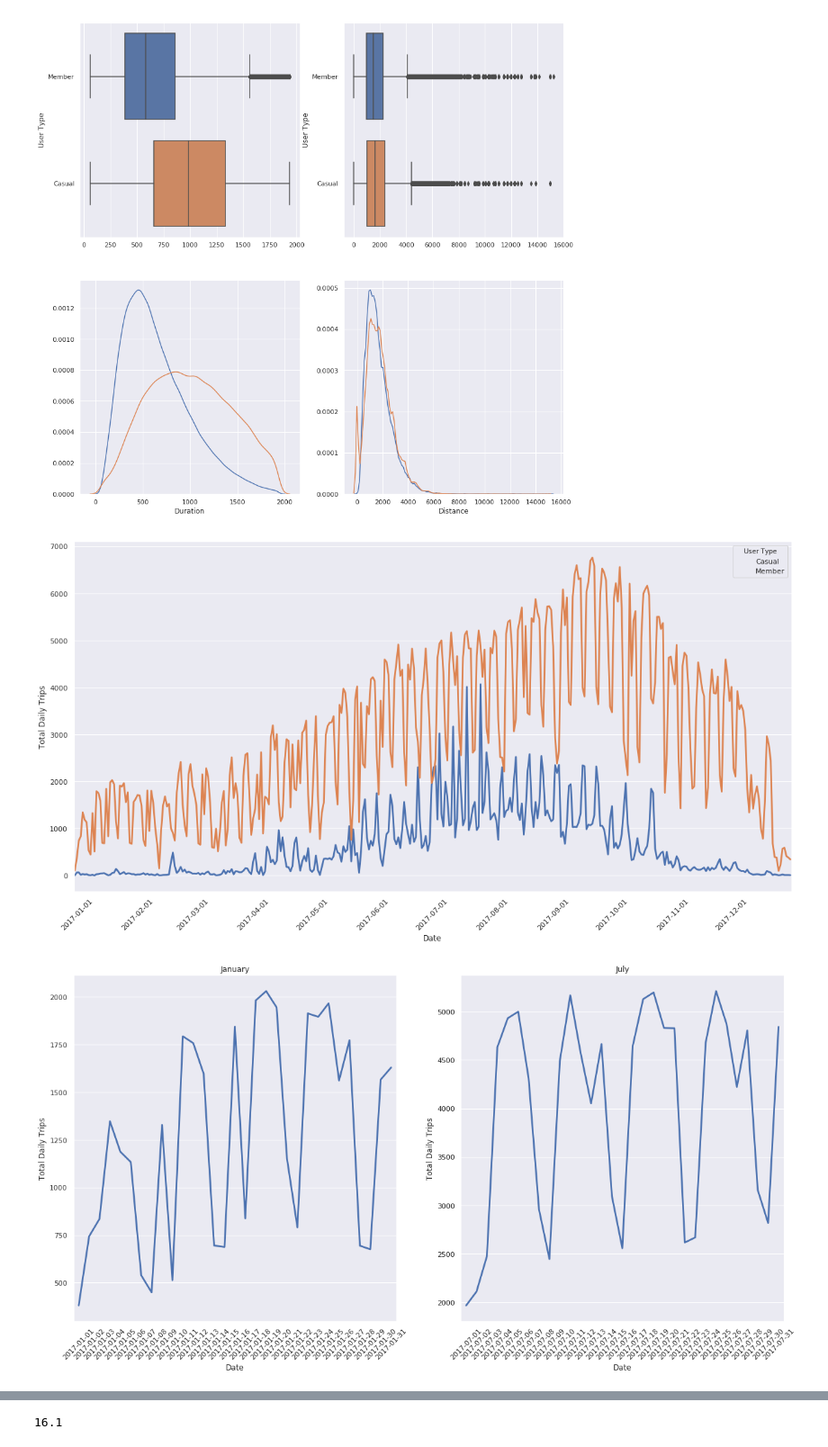
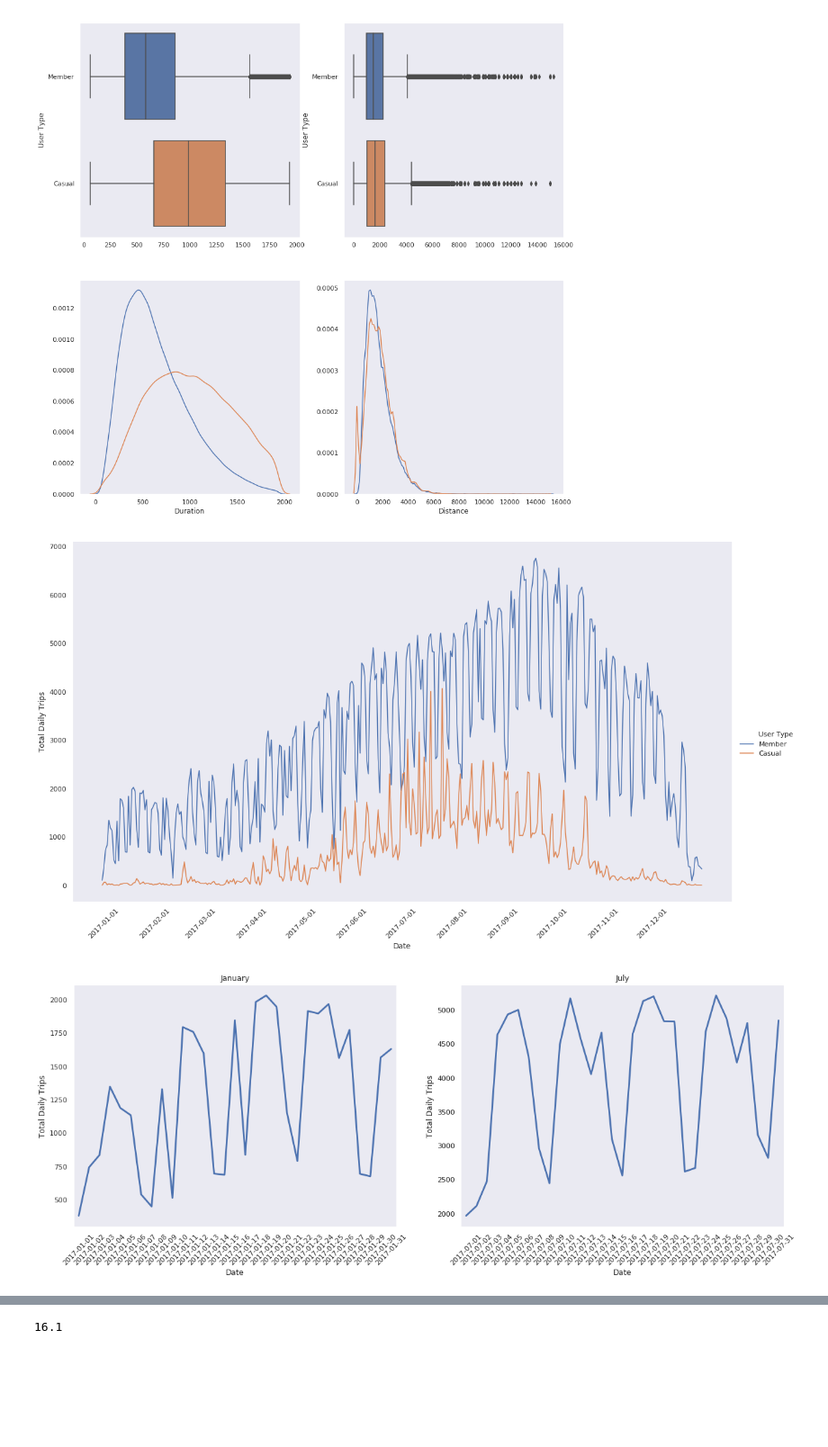
Before and after one commit to open-data-toronto/story-bike-share-ridership, a Jupyter notebook: bikeshare.ipynb, the cells around one changed output, grey strips where cells are left out. Shown at 90% size. Cells and saved outputs as stored; diff of their text form; code cells hidden in the pictures; blank space fills up the shorter version.

Commit message:
Updated visualization for consistency

```diff
--- a/bikeshare.ipynb
+++ b/bikeshare.ipynb
@@ -11,7 +11,9 @@ import seaborn as sns
 from geopy import distance
 from pandas.api.types import CategoricalDtype
 
-sns.set(color_codes=True)
+sns.set_style('white')
+# sns.set(color_codes=True)
+sns.set(rc={'figure.figsize':(20, 10)})
 # %%
 days = [(dt.datetime(2019, 3, 4) + dt.timedelta(days=x)).strftime('%a') for x in range(0, 7)]
 day_type = CategoricalDtype(categories=days, ordered=True)
@@ -57,4 +59,6 @@ df.sample(10)
 # %%
+sns.set_style('dark')
+
 fig, (ax1, ax2) = plt.subplots(2, 2, figsize=(15, 15))
 
 for i, col in enumerate(['Duration', 'Distance']):
@@ -68,30 +72,28 @@ plt.savefig('./visualization/distributions.png')
 # %% [output]
 [figure]
 # %%
-ridership = df.groupby(['Date', 'Quarter', 'Month', 'Day of Week', 'User Type'])['Id'].nunique().reset_index()
+ridership = df.groupby(['Date', 'Quarter', 'Month', 'Day of Week', 'User Type'])['Id'].nunique().reset_index().sort_values('User Type', ascending=False)
 # %%
-fig, ax = plt.subplots(figsize=(20, 10))
-
-sns.pointplot(x='Date', y='Id', hue='User Type', data=ridership, ax=ax, markers='')
-ax.set_ylabel('Total Daily Trips')
-ax.set_xticklabels([x.set_text('') if not x.get_text().endswith('-01') else x for x in ax.get_xticklabels()], rotation=45)
+p = sns.relplot(x='Date', y='Id', hue='User Type', data=ridership, kind='line', height=9, aspect=16/9.)
+p.ax.set_ylabel('Total Daily Trips')
+p.ax.set_xticklabels([x.set_text('') if not x.get_text().endswith('-01') else x for x in p.ax.get_xticklabels()], rotation=45)
 
 plt.savefig('./visualization/ridership.png')
 # %% [output]
-[figure, old version]
+[figure, new version]
 # %%
-fig, axes = plt.subplots(1, 2, figsize=(20, 10))
+fig, axes = plt.subplots(1, 2, figsize=(20, 7))
 
 for ax, m in zip(axes, ['January', 'July']):
     sns.pointplot(x='Date', y='Id', data=ridership[(ridership['Month']==m)&(ridership['User Type']=='Member')].groupby('Date')['Id'].sum().reset_index(), ax=ax, markers='')
 
     ax.set_title(m)
     ax.set_ylabel('Total Daily Trips')
     ax.set_xticklabels(ax.get_xticklabels(), rotation=45)
 
 plt.savefig('./visualization/ridership_selection.png')
 # %% [output]
-[figure, old version]
+[figure, new version]
 # %%
 fig, axes = plt.subplots(2, 2, figsize=(15, 15))
 axes = np.array(axes).flatten()
```
Also changed, not shown: parts of 7 cells of this notebook, 1 other file.
